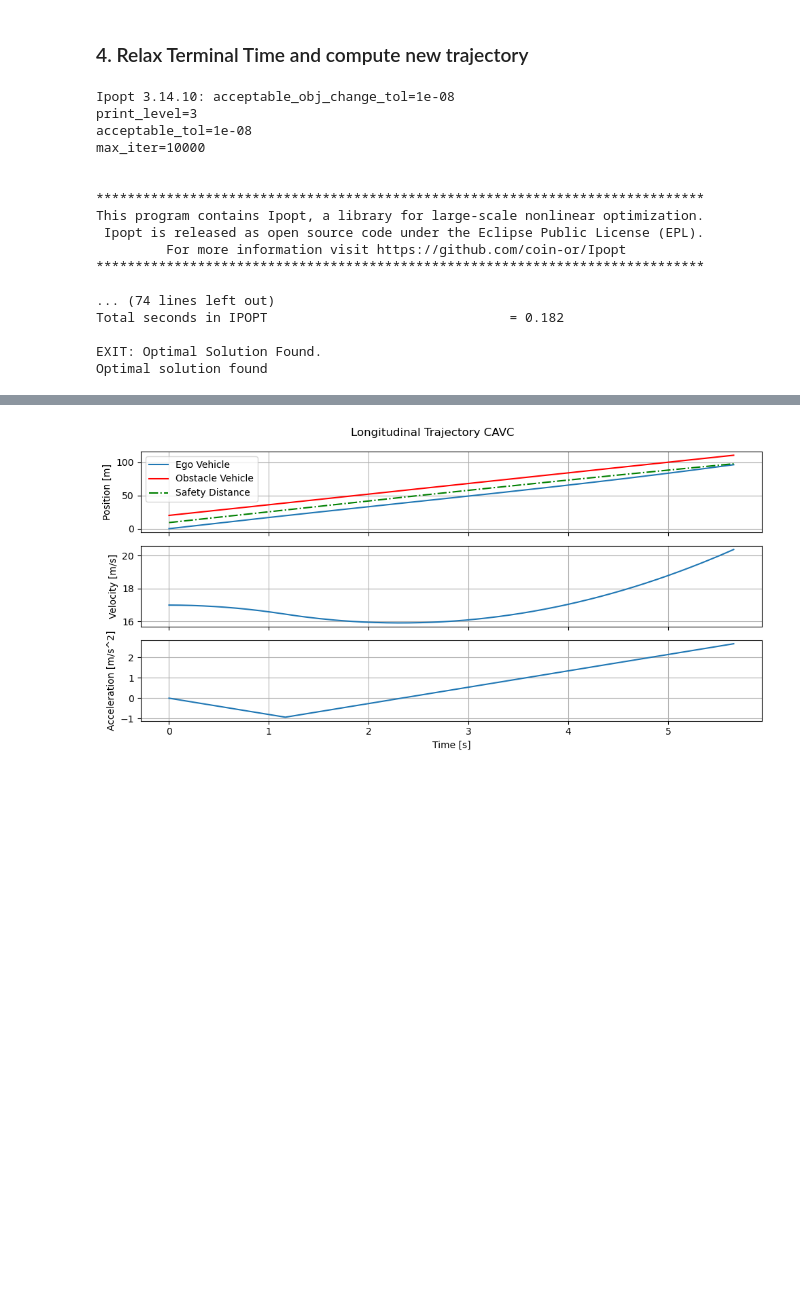
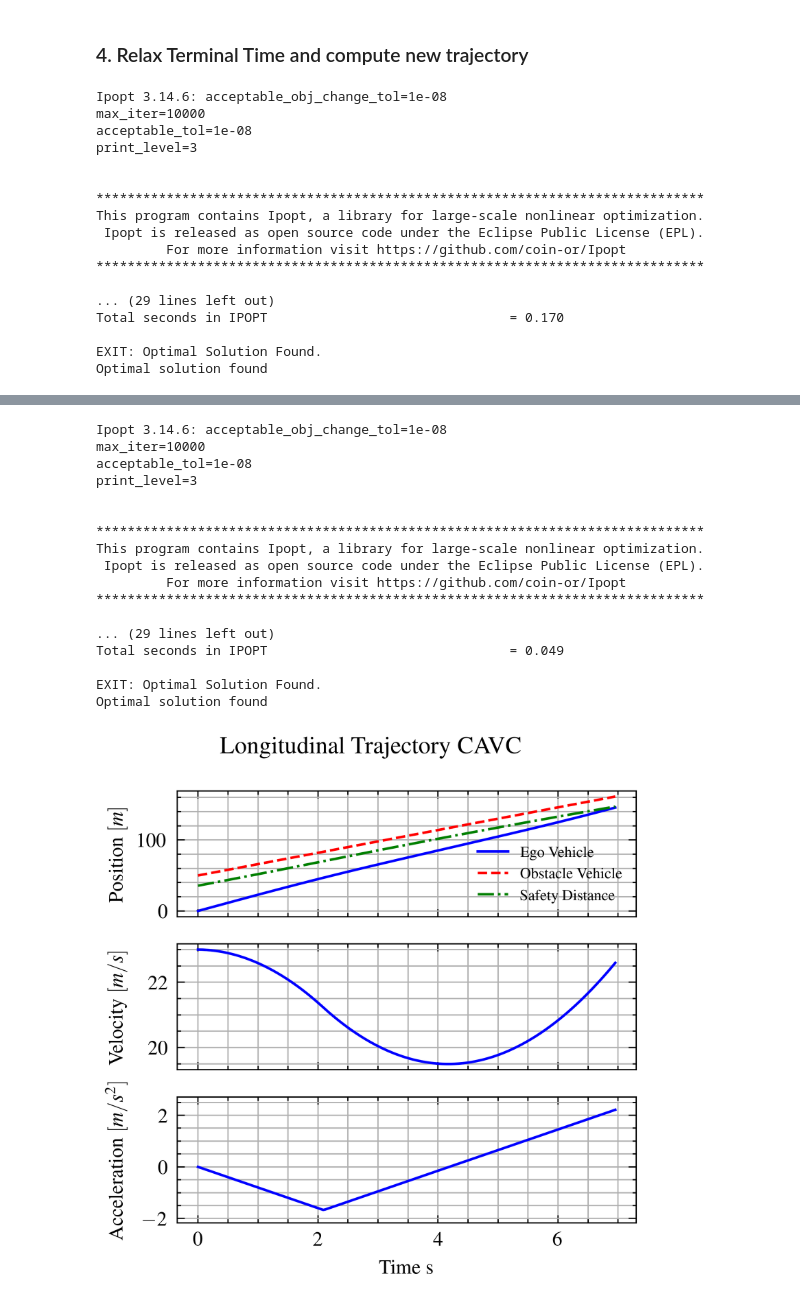
Before and after one commit to chaveza9/CAV-Game, a Jupyter notebook: examples/cav_c_selfish_trajectory.ipynb, the cells around one changed output, grey strips where cells are left out. Drawn from its saved outputs; the diff is of its cells as text; code cells hidden in the pictures; blank space fills up the shorter version.

```diff
--- a/examples/cav_c_selfish_trajectory.ipynb
+++ b/examples/cav_c_selfish_trajectory.ipynb
@@ -18,25 +18,24 @@ from cav_game.maneuvers.selfish import SelfishManeuver, SelfishManeuverRK4
 # %% [markdown]
 ### 1. Define Parameters
 # %%
-
+file_name = ''
 # Vehicle i initial conditions
 x0 = 0       # Vehicle i initial x position [m]
-v0 = 17      # Vehicle i initial velocity [m/s]
+v0 = 23      # Vehicle i initial velocity [m/s]
 X0 = np.array([x0, v0])
 # Obstacle i initial conditions
-x0_obst = 20 # Obstacle i initial x position [m]
+x0_obst = 50 # Obstacle i initial x position [m]
 v0_obst = 16  # Obstacle i initial velocity [m/s]
 X0_obst = np.array([x0_obst, v0_obst])
 # Obstacle location descriptor
 obstacles = {"front": X0_obst}
 # Construct optimization parameters
 maneuver_params = {"cav_type":"CAVC",
-                   "n":301,
+                   "n":200,
                    "display_solver_output": True,
                    "diff_method":'dae.finite_difference',
-                   "alpha_control":0.1,
-                   "alpha_time":0.1,
-                   "alpha_speed":0.9}
+                   "alpha_time":0.01,
+                   "alpha_speed":0.98}
 # Construct vehicle model
 veh_params = {}
 cav_model = BicycleDynamics(veh_params)
@@ -96,22 +87,23 @@ Optimal solution found
 ### 4. Relax Terminal Time and compute new trajectory
 # %%
 # Extract previous terminal time
-tf = traj_cont['t'][-1]
-feasible, traj = long_maneuver_continuous.relax_terminal_time(time=tf*2,obstacle=True)
 
+file_name = ''
+feasible, traj_cont = long_maneuver_continuous.relax_terminal_time(time=tf*(1.1**7),obstacle=True,save_path=file_name)
+#
 if not feasible:
     warn("Trajectory is infeasible")
 
 tf = traj_disc['t'][-1]
-feasible, traj = long_maneuver_discrete.relax_terminal_time(time=tf*2,obstacle=True)
-
-if not feasible:
-    warn("Trajectory is infeasible")
+feasible, traj = long_maneuver_discrete.relax_terminal_time(time=tf*(1.1**7),obstacle=True)
+#
+# if not feasible:
+#     warn("Trajectory is infeasible")
 # %% [output]
-Ipopt 3.14.10: acceptable_obj_change_tol=1e-08
+Ipopt 3.14.6: acceptable_obj_change_tol=1e-08
+max_iter=10000
+acceptable_tol=1e-08
 print_level=3
-acceptable_tol=1e-08
-max_iter=10000
 
 
 ******************************************************************************
@@ -120,8 +112,8 @@ This program contains Ipopt, a library for large-scale nonlinear optimization.
          For more information visit https://github.com/coin-or/Ipopt
 ******************************************************************************
 
-... (74 lines left out)
-Total seconds in IPOPT                               = 0.182
+... (29 lines left out)
+Total seconds in IPOPT                               = 0.170
 
 EXIT: Optimal Solution Found.
 Optimal solution found
@@ -128 +121,18 @@ Optimal solution found
+Ipopt 3.14.6: acceptable_obj_change_tol=1e-08
+max_iter=10000
+acceptable_tol=1e-08
+print_level=3
+
+
+******************************************************************************
+This program contains Ipopt, a library for large-scale nonlinear optimization.
+ Ipopt is released as open source code under the Eclipse Public License (EPL).
+         For more information visit https://github.com/coin-or/Ipopt
+******************************************************************************
+
+... (29 lines left out)
+Total seconds in IPOPT                               = 0.049
+
+EXIT: Optimal Solution Found.
+Optimal solution found
-[figure, old version]
+[figure, new version]
```
Also changed, not shown: parts of 5 cells of this notebook, 3 other files.
